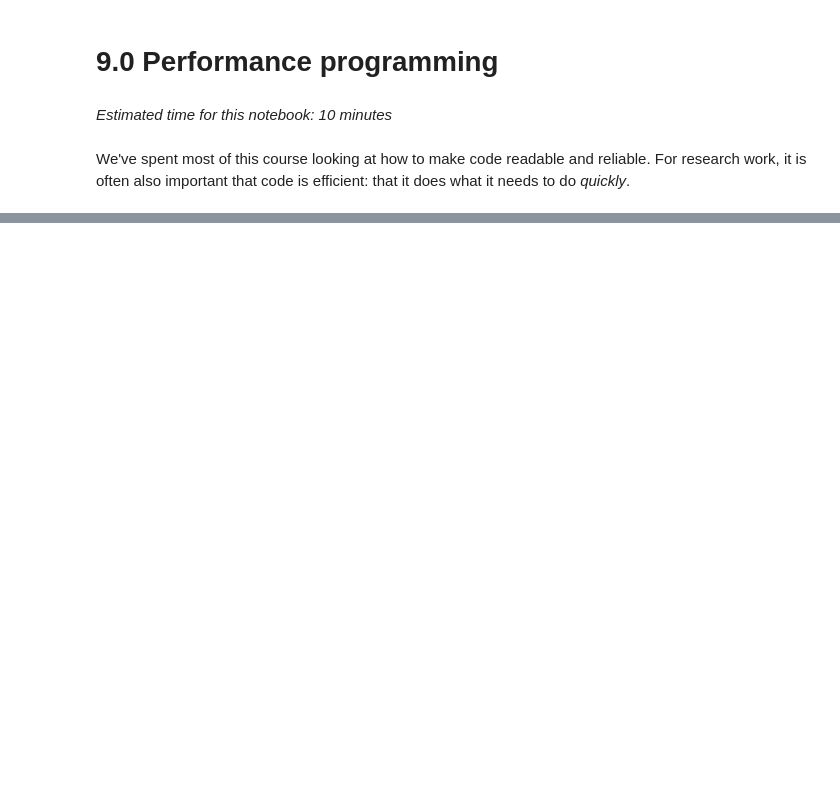
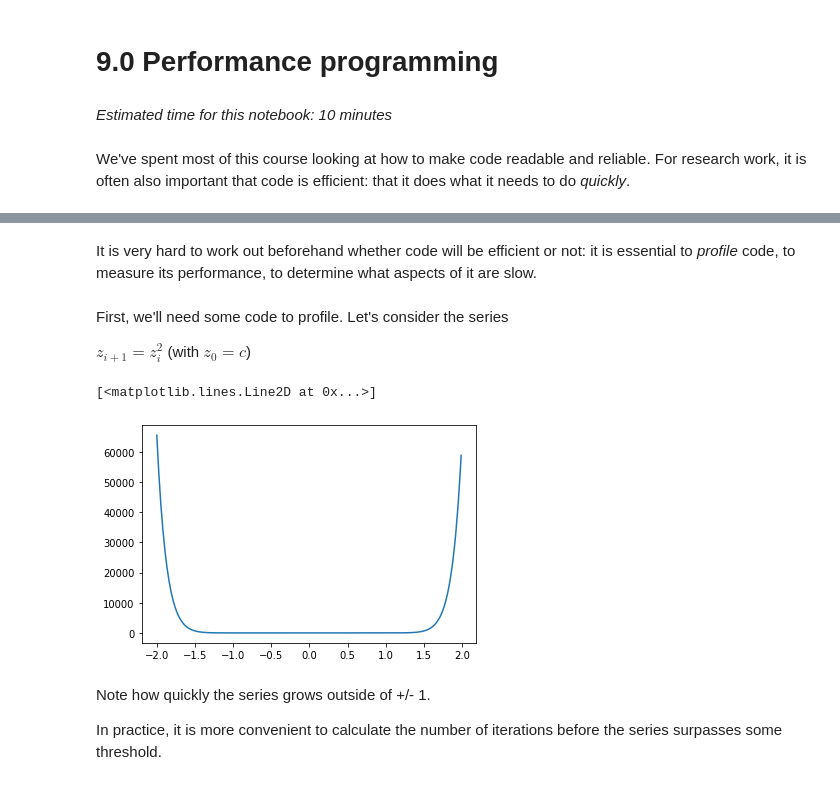
Before and after one commit to alan-turing-institute/rse-course, a Jupyter notebook: module09_programming_for_speed/09_00_performance_programming.ipynb, the cells around one changed output, grey strips where cells are left out. Drawn from its saved outputs; the diff is of its cells as text; code cells hidden in the pictures; blank space fills up the shorter version.

```diff
--- a/module09_programming_for_speed/09_00_performance_programming.ipynb
+++ b/module09_programming_for_speed/09_00_performance_programming.ipynb
@@ -100,0 +7,38 @@ True
+# %% [markdown]
+It is very hard to work out beforehand whether code will be efficient or not: it is essential to *profile* code, to measure its performance, to determine what aspects of it are slow.
+# %% [markdown]
+First, we'll need some code to profile. Let's consider the series
+
+$z_{i+1}=z_{i}^2$ (with $z_0=c$)
+# %%
+def series1(start, iterations=4):
+    value = start
+    for _ in range(iterations):
+        value = value ** 2
+
+    return value
+
+
+assert series1(0) == 0
+assert series1(1) == 1
+assert series1(-2) == 65536
+# %%
+# -2 to +2 in steps of 0.1
+xmin = -2
+xmax = 2
+resolution = 300
+xstep = (xmax - xmin) / resolution
+xs = [(xmin + (xstep * i)) for i in range(resolution)]
+# %%
+zs = [series1(x) for x in xs]
+# %%
+import matplotlib.pyplot as plt
+
+plt.plot(xs, zs)
+# %% [output]
+[<matplotlib.lines.Line2D at 0x...>]
+[figure, added]
+# %% [markdown]
+Note how quickly the series grows outside of +/- 1.
+
+In practice, it is more convenient to calculate the number of iterations before the series surpasses some threshold.
```
Also changed, not shown: parts of 40 cells of this notebook.
